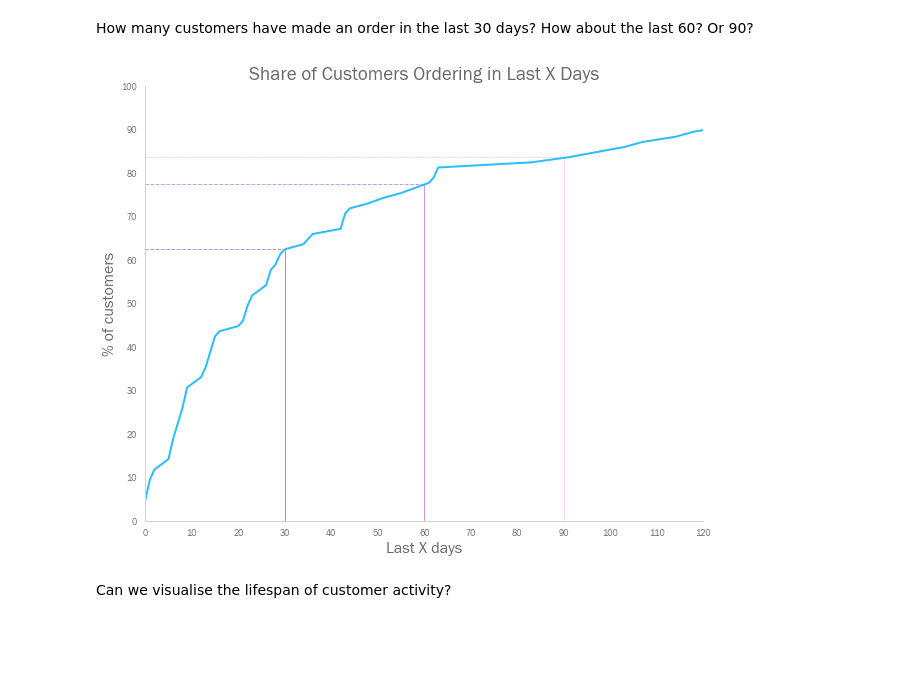
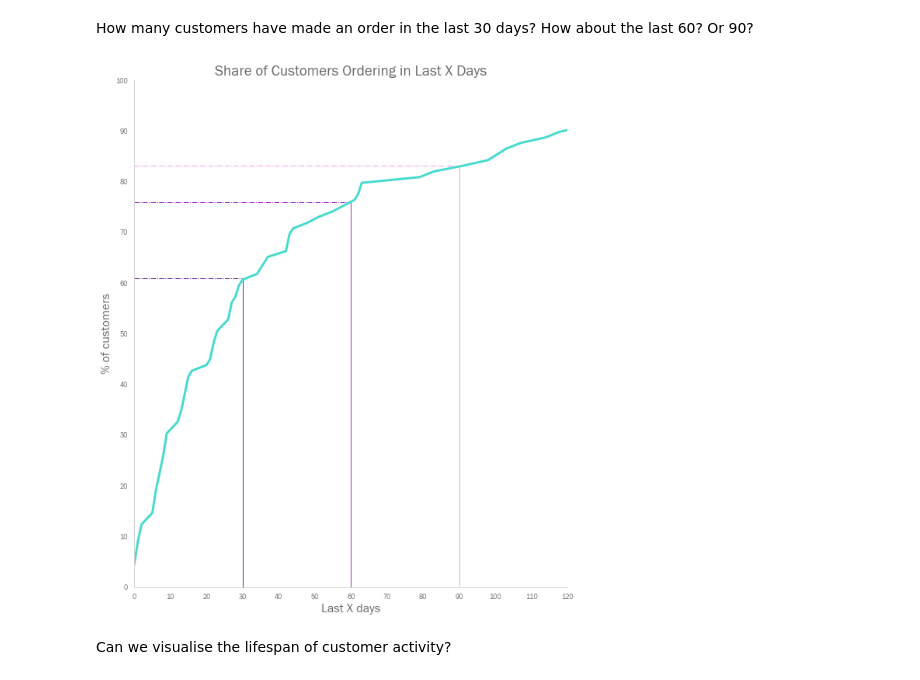
Before and after one commit to calbal91/dsc-mod-3-project-online-ds-pt-051319, a Jupyter notebook: Analysis.ipynb, the cells around one changed output. Cells and saved outputs as stored; diff of their text form; code cells hidden in the pictures; blank space fills up the shorter version.

```diff
--- a/Analysis.ipynb
+++ b/Analysis.ipynb
@@ -57,6 +58,8 @@ CB91_PurpleL = '#9D2EC5'
 CB91_VioletL = '#ECD4F5'
 CB91_AmberL = '#E2C8F4'
 
+
+#The following gradients will be used for heatmaps, etc
 CB91_Grad_BP = ['#2CBDFE', '#2fb9fc', '#33b4fa', '#36b0f8', '#3aacf6', '#3da8f4', '#41a3f2',
                 '#449ff0', '#489bee', '#4b97ec', '#4f92ea', '#528ee8', '#568ae6', '#5986e4',
                 '#5c81e2', '#607de0', '#6379de', '#6775dc', '#6a70da', '#6e6cd8', '#7168d7',
@@ -83,8 +86,8 @@ CB91_Grad_GP = ['#47dbcd', '#4bd9ce', '#50d8cf', '#54d6d0', '#59d5d1', '#5dd3d2'
                 '#d4abeb', '#d9a9ec', '#dda8ed', '#e1a6ee', '#e6a5ef', '#eaa3f0', '#efa2f1', '#f3a0f2']
 
 
-
-color_list = [CB91_Blue, CB91_Green, CB91_Amber, CB91_Pink, CB91_Violet, CB91_BlueD, CB91_GreenD, CB91_Purple,
-              CB91_BlueL, CB91_GreenL, CB91_AmberL, CB91_PinkL, CB91_VioletL,
-              CB91_AmberD, CB91_PinkD, CB91_VioletD]
+#A list that we'll use to cycle through colors in charts
+color_list = [CB91_Blue, CB91_Green, CB91_Amber, CB91_Pink, CB91_Violet, CB91_BlueD,
+              CB91_GreenD, CB91_Purple, CB91_BlueL, CB91_GreenL, CB91_AmberL,
+              CB91_PinkL, CB91_VioletL, CB91_AmberD, CB91_PinkD, CB91_VioletD]
 # %%
@@ -546,28 +580,40 @@ y = [100 * sum(list(map(lambda x: x <= i,days_since_list)))/len(days_since_list)
 # %% [markdown]
 How many customers have made an order in the last 30 days? How about the last 60? Or 90?
 # %%
-plt.figure(figsize=(10,8))
+#We will create a sort of cumulative/decay chart here
+#Create a list of all the unique 'dayssinceorder' values
+#and calculate what share of the customers have made an order in that many days
 
-plt.plot([30,30],[0,62.5],color = CB91_Violet, lw = 0.5)
-plt.plot([0,30],[62.5,62.5],color = CB91_Violet, lw = 0.5, ls = '-.')
+x = []
+for i in range(len(days_since_list)):
+    if days_since_list[:i].count(days_since_list[i]) == 0:
+        x.append(days_since_list[i])
 
-plt.plot([60,60],[0,77.4],color = CB91_Purple, lw = 0.5)
-plt.plot([0,60],[77.4,77.4],color = CB91_Purple, lw = 0.5, ls = '-.')
+y = [100 * sum(list(map(lambda x: x <= i,days_since_list)))/len(days_since_list) for i in x]
 
-plt.plot([90,90],[0,83.6],color = CB91_Pink, lw = 0.5)
-plt.plot([0,90],[83.6,83.6],color = CB91_Pink, lw = 0.5, ls = '-.')
 
-plt.plot(x, y, lw = 2, color = CB91_Blue);
+plt.figure(figsize=(10,12))
+
+plt.plot([30,30],[0,61],color = CB91_Violet, lw = 1)
+plt.plot([0,30],[61,61],color = CB91_Violet, lw = 1, ls = '-.')
+
+plt.plot([60,60],[0,76],color = CB91_Purple, lw = 1)
+plt.plot([0,60],[76,76],color = CB91_Purple, lw = 1, ls = '-.')
+
+plt.plot([90,90],[0,83.2],color = CB91_Pink, lw = 1)
+plt.plot([0,90],[83.2,83.2],color = CB91_Pink, lw = 1, ls = '-.')
+
+plt.plot(x, y, lw = 3, color = CB91_Green);
 
 plt.title('Share of Customers Ordering in Last X Days')
 plt.xlabel('Last X days')
 plt.ylabel('% of customers')
 plt.ylim(0,100);
 plt.xlim(0,120);
 
 plt.xticks(ticks = [i*10 for i in range(13)]);
 plt.yticks(ticks = [i*10 for i in range(11)]);
 # %% [output]
-[figure, old version]
+[figure, new version]
 # %% [markdown]
 Can we visualise the lifespan of customer activity?
```
Also changed, not shown: parts of 74 cells of this notebook, 5 other files.
